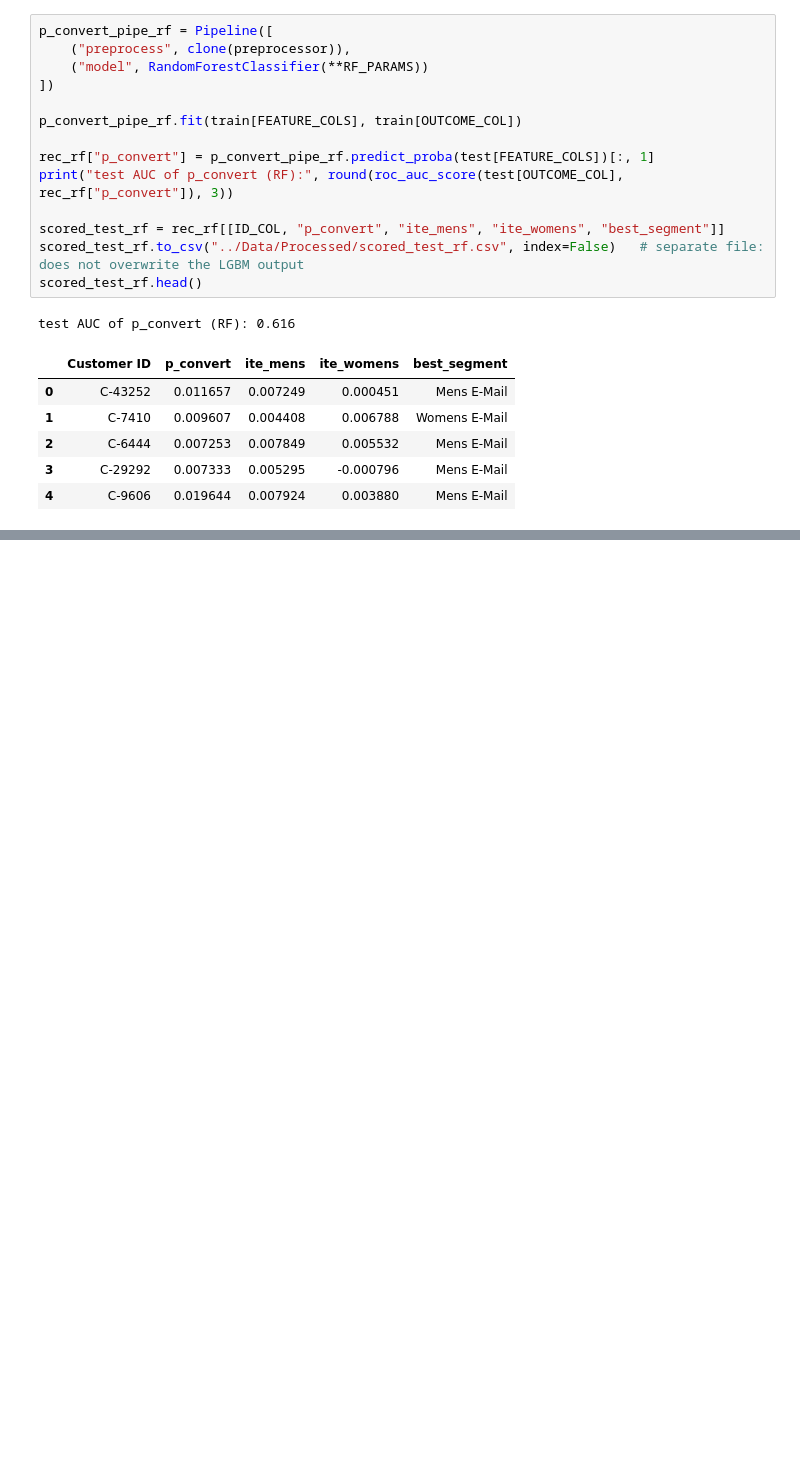
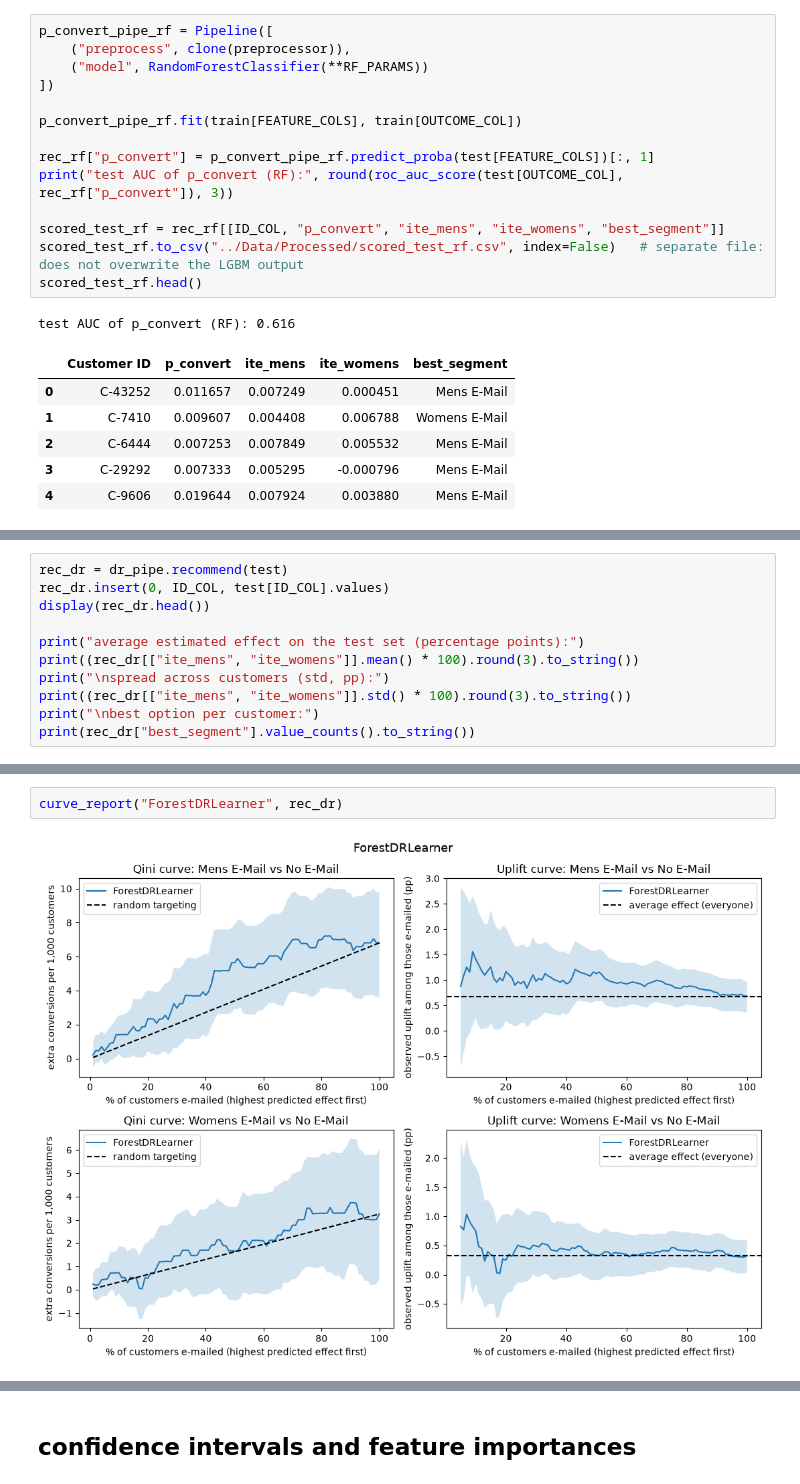
Before and after one commit to Sharathh-K/project, a Jupyter notebook: Notebooks/Double_ML_Model.ipynb, the cells around one changed output, grey strips where cells are left out. Cells and saved outputs as stored; diff of their text form; blank space fills up the shorter version.

```diff
--- a/Notebooks/Double_ML_Model.ipynb
+++ b/Notebooks/Double_ML_Model.ipynb
@@ -269,0 +491,11 @@ test AUC of p_convert (RF): 0.616
+# %%
+rec_dr = dr_pipe.recommend(test)
+rec_dr.insert(0, ID_COL, test[ID_COL].values)
+display(rec_dr.head())
+
+print("average estimated effect on the test set (percentage points):")
+print((rec_dr[["ite_mens", "ite_womens"]].mean() * 100).round(3).to_string())
+print("\nspread across customers (std, pp):")
+print((rec_dr[["ite_mens", "ite_womens"]].std() * 100).round(3).to_string())
+print("\nbest option per customer:")
+print(rec_dr["best_segment"].value_counts().to_string())
@@ -269,0 +541,4 @@ test AUC of p_convert (RF): 0.616
+# %%
+curve_report("ForestDRLearner", rec_dr)
+# %% [output]
+[figure, added]
@@ -269,0 +548,2 @@ test AUC of p_convert (RF): 0.616
+# %% [markdown]
+## confidence intervals and feature importances
```
Also changed, not shown: parts of 24 cells of this notebook, 1 other file.
